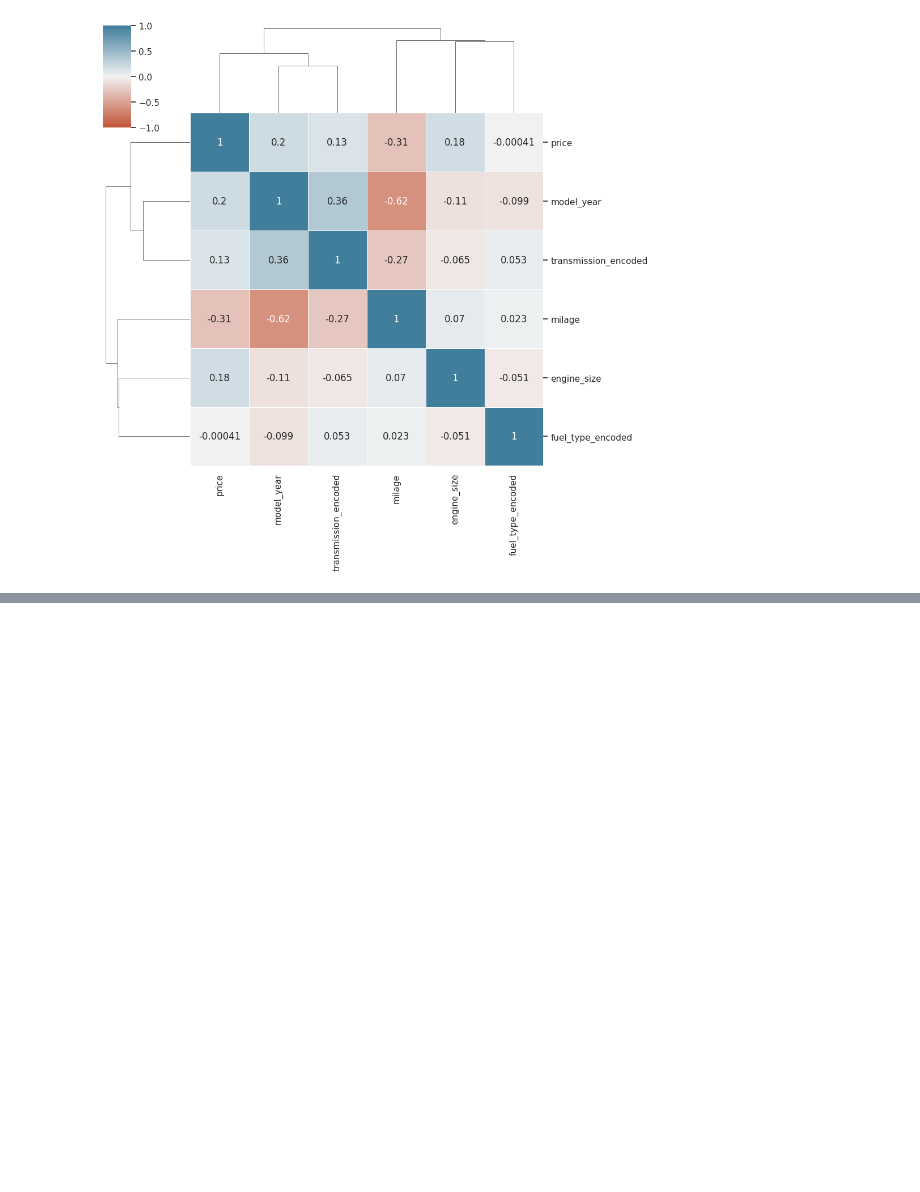
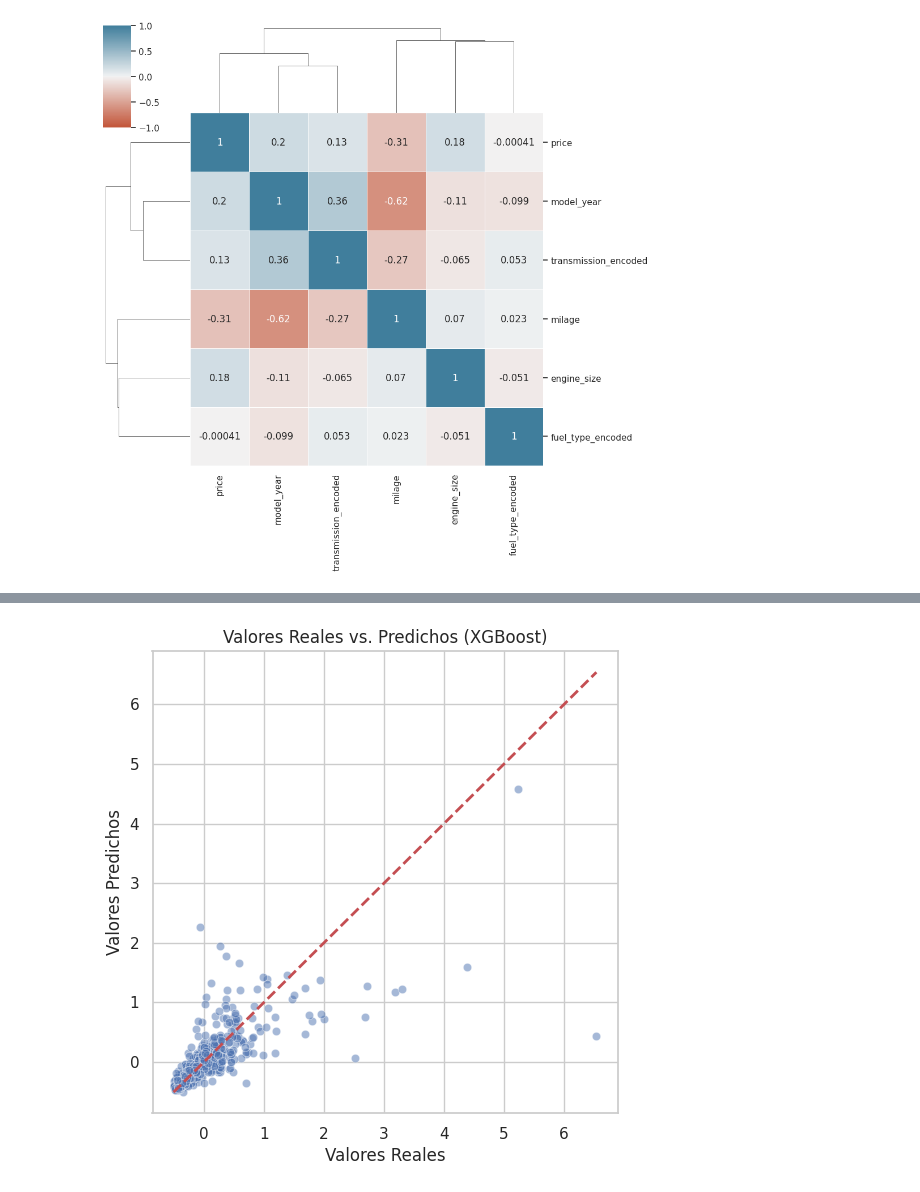
Before and after one commit to 12aptor/data-science-g4, a Jupyter notebook: dia1/notebook_used_cars.ipynb, the cells around one changed output, grey strips where cells are left out. Drawn from its saved outputs; the diff is of its cells as text; code cells hidden in the pictures; blank space fills up the shorter version.

```diff
--- a/dia1/notebook_used_cars.ipynb
+++ b/dia1/notebook_used_cars.ipynb
@@ -235,0 +288,8 @@ sns.clustermap(
+# %%
+sc_x = StandardScaler()
+X_train = sc_x.fit_transform(X_train)
+X_test = sc_x.transform(X_test) # Use transform on the test set
+
+sc_y = StandardScaler()
+y_train = sc_y.fit_transform(y_train.values.reshape(-1, 1)) # Reshape y_train
+y_test = sc_y.transform(y_test.values.reshape(-1, 1)) # Reshape y_test and use transform
@@ -235,0 +381,17 @@ sns.clustermap(
+# %%
+# Evaluación del mejor modelo seleccionado
+modelo_seleccionado = modelos[mejor_modelo]
+y_pred_mejor = modelo_seleccionado.predict(X_test)
+
+# Gráfico de dispersión entre valores reales y predichos
+plt.figure(figsize=(6, 6))
+#sns.scatterplot(x=y_test, y=y_pred_mejor, alpha=0.5)
+sns.scatterplot(x=np.ravel(y_test), y=np.ravel(y_pred_mejor), alpha=0.5)
+
+plt.plot([min(y_test), max(y_test)], [min(y_test), max(y_test)], '--r', linewidth=2)  # Línea de referencia
+plt.xlabel('Valores Reales')
+plt.ylabel('Valores Predichos')
+plt.title(f'Valores Reales vs. Predichos ({mejor_modelo})')
+plt.show()
+# %% [output]
+[figure, added]
```
Also changed, not shown: parts of 18 cells of this notebook.
